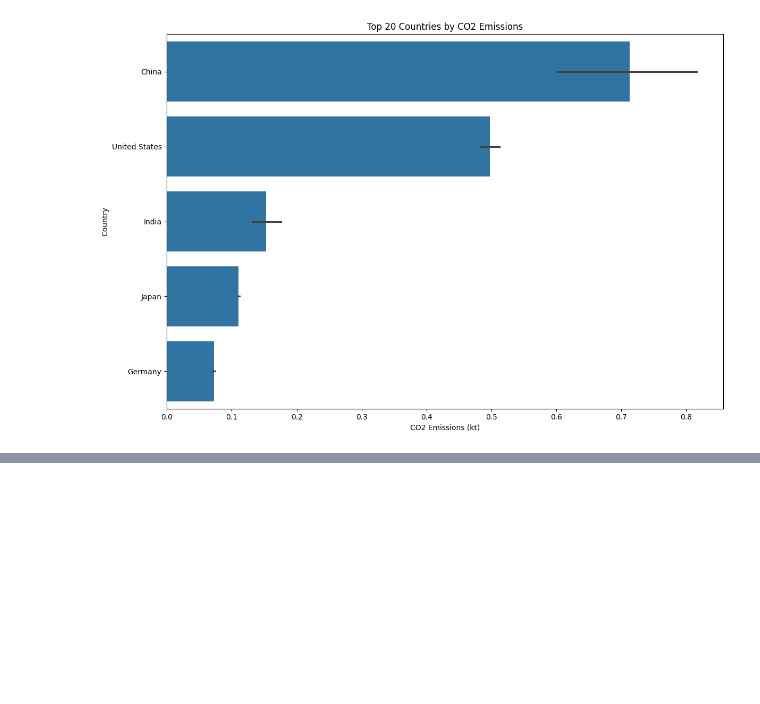
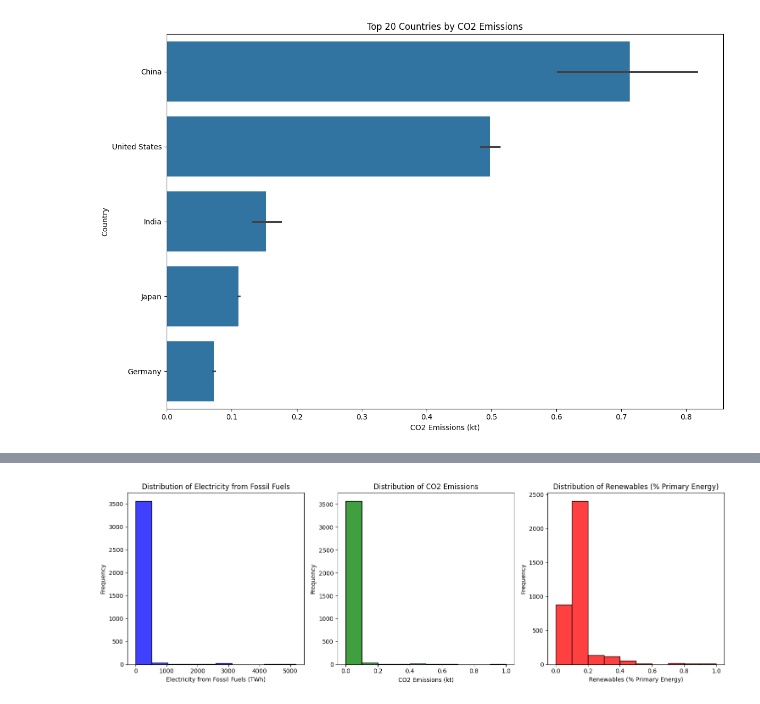
Before and after one commit to Annas-khan424/Data-visualisation, a Jupyter notebook: main.ipynb, the cells around one changed output, grey strips where cells are left out. Drawn from its saved outputs; the diff is of its cells as text; code cells hidden in the pictures; blank space fills up the shorter version.

```diff
--- a/main.ipynb
+++ b/main.ipynb
@@ -773,0 +844,30 @@ plt.show()
+# %%
+# Set up the matplotlib figure
+plt.figure(figsize=(15, 5))
+
+# Plotting histogram for Electricity from fossil fuels (TWh)
+plt.subplot(1, 3, 1)  # 1 row, 3 columns, 1st subplot
+sns.histplot(df['Electricity from fossil fuels (TWh)'], bins=10, kde=False, color='blue')
+plt.title('Distribution of Electricity from Fossil Fuels')
+plt.xlabel('Electricity from Fossil Fuels (TWh)')
+plt.ylabel('Frequency')
+
+# Plotting histogram for Value_co2_emissions_kt_by_country
+plt.subplot(1, 3, 2)  # 1 row, 3 columns, 2nd subplot
+sns.histplot(df['Value_co2_emissions_kt_by_country'], bins=10, kde=False, color='green')
+plt.title('Distribution of CO2 Emissions')
+plt.xlabel('CO2 Emissions (kt)')
+plt.ylabel('Frequency')
+
+# Plotting histogram for Renewables (% equivalent primary energy)
+plt.subplot(1, 3, 3)  # 1 row, 3 columns, 3rd subplot
+sns.histplot(df['Renewables (% equivalent primary energy)'], bins=10, kde=False, color='red')
+plt.title('Distribution of Renewables (% Primary Energy)')
+plt.xlabel('Renewables (% Primary Energy)')
+plt.ylabel('Frequency')
+
+# Display the plot
+plt.tight_layout()
+plt.show()
+# %% [output]
+[figure, added]
```
Also changed, not shown: parts of 4 cells of this notebook.
